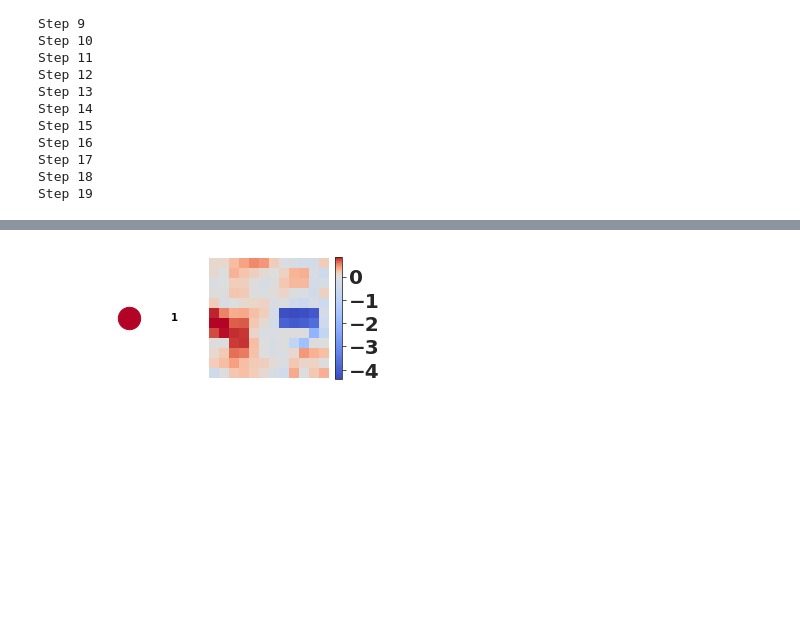
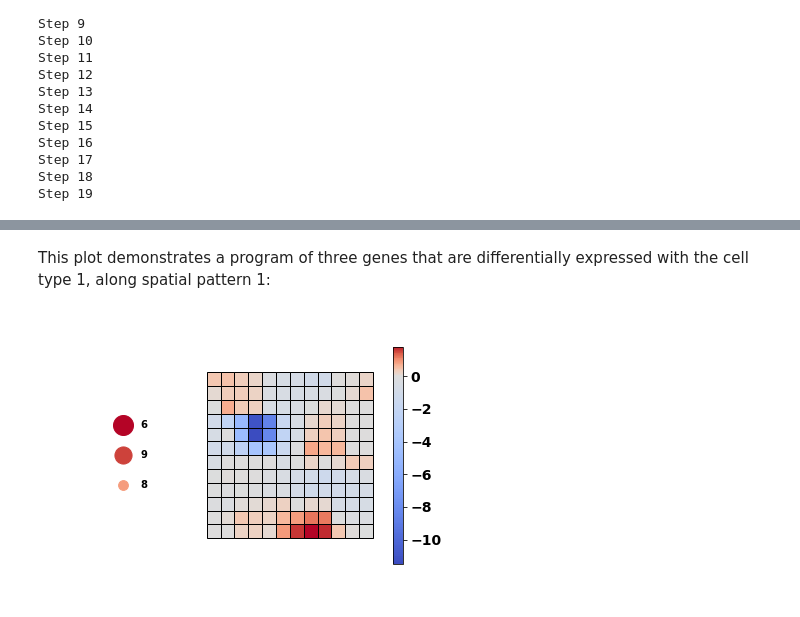
Before and after one commit to tansey-lab/bayestme, a Jupyter notebook: notebooks/demo.ipynb, the cells around one changed output, grey strips where cells are left out. Cells and saved outputs as stored; diff of their text form; code cells hidden in the pictures; blank space fills up the shorter version.

```diff
--- a/notebooks/demo.ipynb
+++ b/notebooks/demo.ipynb
@@ -296,4 +272,6 @@ spatial_expression.plot_spatial_patterns(
+# %% [markdown]
+This plot demonstrates a program of three genes that are differentially expressed with the cell type 1, along spatial pattern 1:
 # %%
-Image('./sde_plots/spatial_loading_cell_type_0_1.png', unconfined=True)
+Image('./sde_plots/spatial_program_1_1.png', unconfined=True)
 # %% [output]
-[figure, old version]
+[figure, new version]
```
Also changed, not shown: parts of 14 cells of this notebook, 1 other file.
